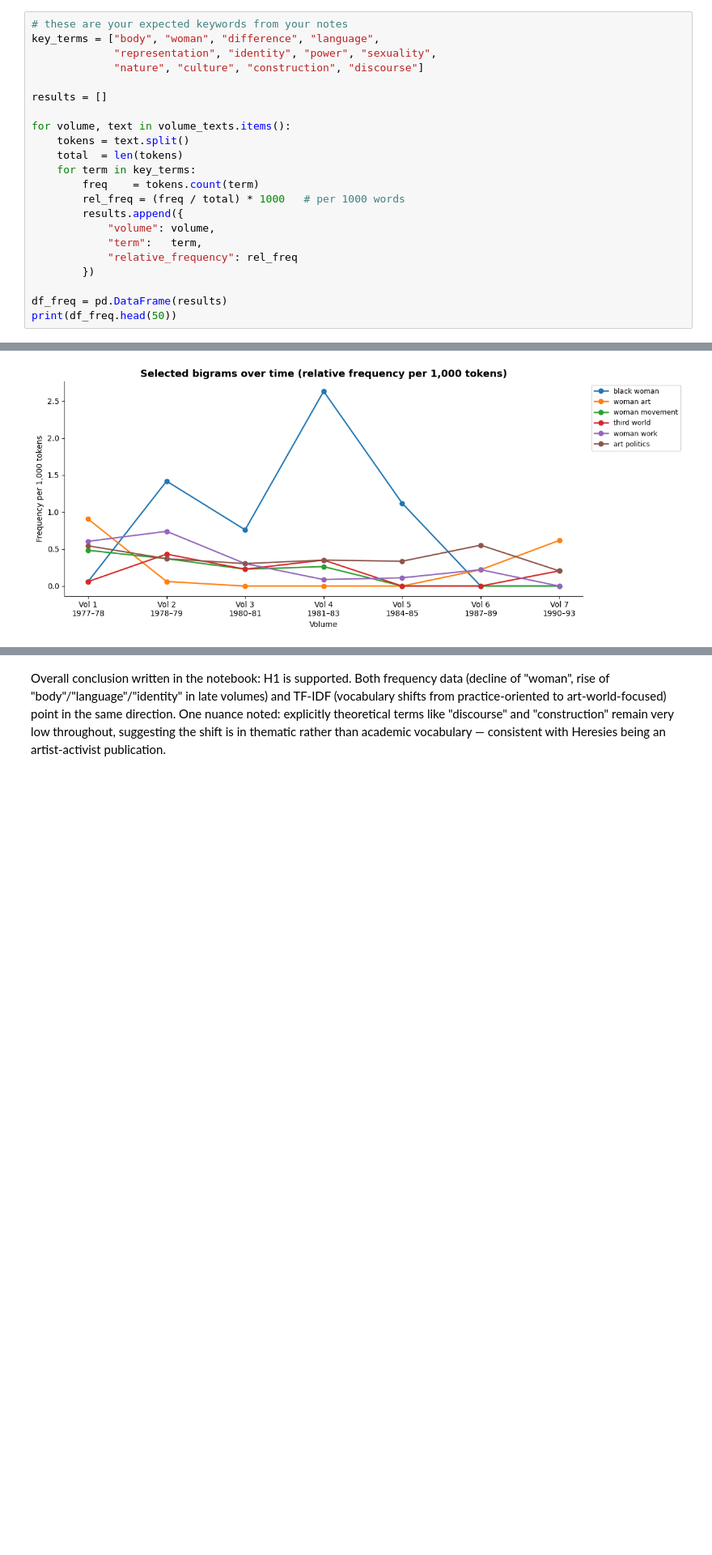
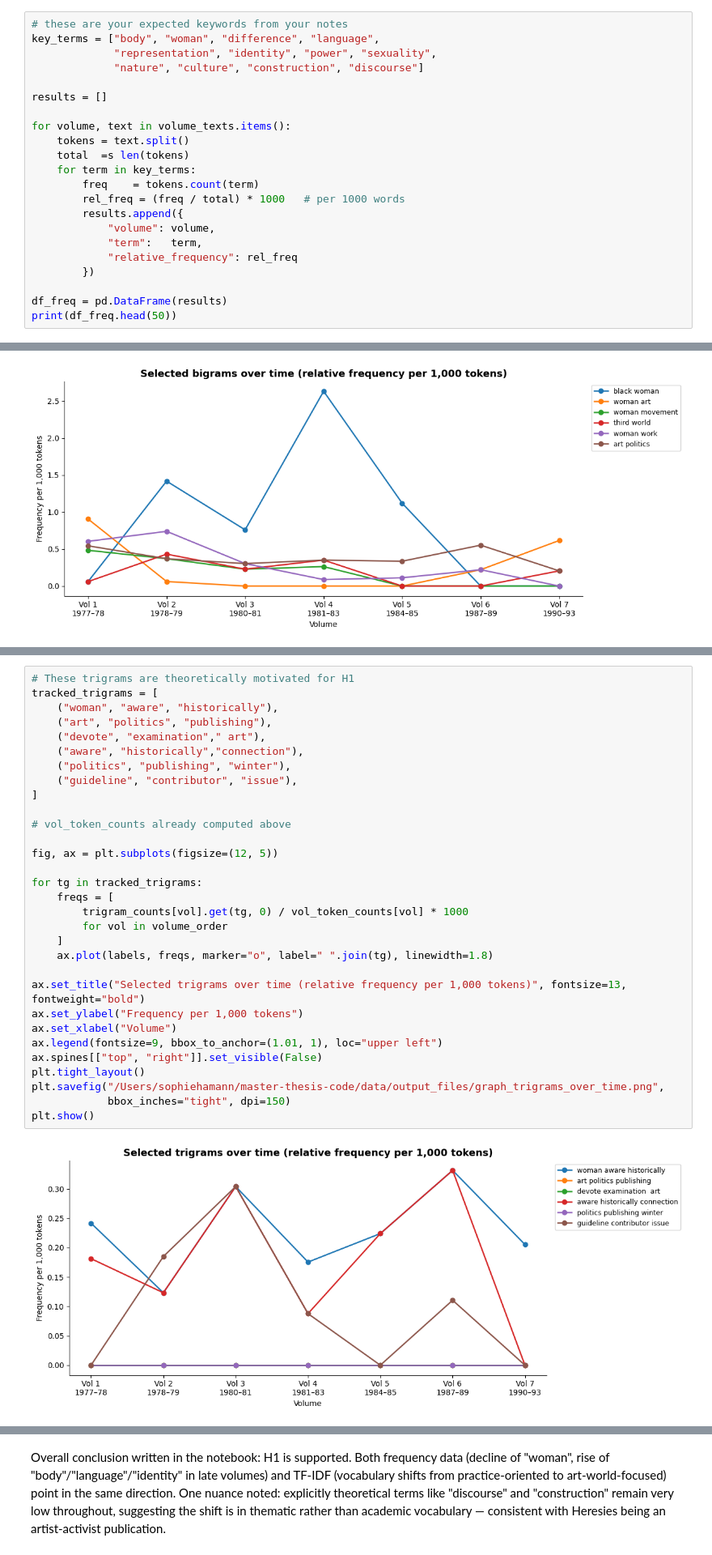
Before and after one commit to Soph-stara/master-thesis-code, a Jupyter notebook: notebooks/h1_analysis/12_analysis_h1.ipynb, the cells around one changed output, grey strips where cells are left out. Shown at 81% size. Saved outputs shown, nothing was run; the diff lists cells and outputs as text; blank space fills up the shorter version.

```diff
--- a/notebooks/h1_analysis/12_analysis_h1.ipynb
+++ b/notebooks/h1_analysis/12_analysis_h1.ipynb
@@ -124,7 +218,7 @@ results = []
 
 for volume, text in volume_texts.items():
     tokens = text.split()
-    total  = len(tokens)
+    total  =s len(tokens)
     for term in key_terms:
         freq    = tokens.count(term)
         rel_freq = (freq / total) * 1000   # per 1000 words
@@ -501,3 +597,36 @@ plt.show()
+# %%
+# These trigrams are theoretically motivated for H1
+tracked_trigrams = [
+    ("woman", "aware", "historically"),
+    ("art", "politics", "publishing"),
+    ("devote", "examination"," art"),
+    ("aware", "historically","connection"),
+    ("politics", "publishing", "winter"),
+    ("guideline", "contributor", "issue"),
+]
+
+# vol_token_counts already computed above
+
+fig, ax = plt.subplots(figsize=(12, 5))
+
+for tg in tracked_trigrams:
+    freqs = [
+        trigram_counts[vol].get(tg, 0) / vol_token_counts[vol] * 1000
+        for vol in volume_order
+    ]
+    ax.plot(labels, freqs, marker="o", label=" ".join(tg), linewidth=1.8)
+
+ax.set_title("Selected trigrams over time (relative frequency per 1,000 tokens)", fontsize=13, fontweight="bold")
+ax.set_ylabel("Frequency per 1,000 tokens")
+ax.set_xlabel("Volume")
+ax.legend(fontsize=9, bbox_to_anchor=(1.01, 1), loc="upper left")
+ax.spines[["top", "right"]].set_visible(False)
+plt.tight_layout()
+plt.savefig("/Users/sophiehamann/master-thesis-code/data/output_files/graph_trigrams_over_time.png",
+            bbox_inches="tight", dpi=150)
+plt.show()
+# %% [output]
+[figure, added]
 # %% [markdown]
 #### Interpretation (N-Grams & H1)
 
```
Also changed, not shown: parts of 16 cells of this notebook, 2 other files.
